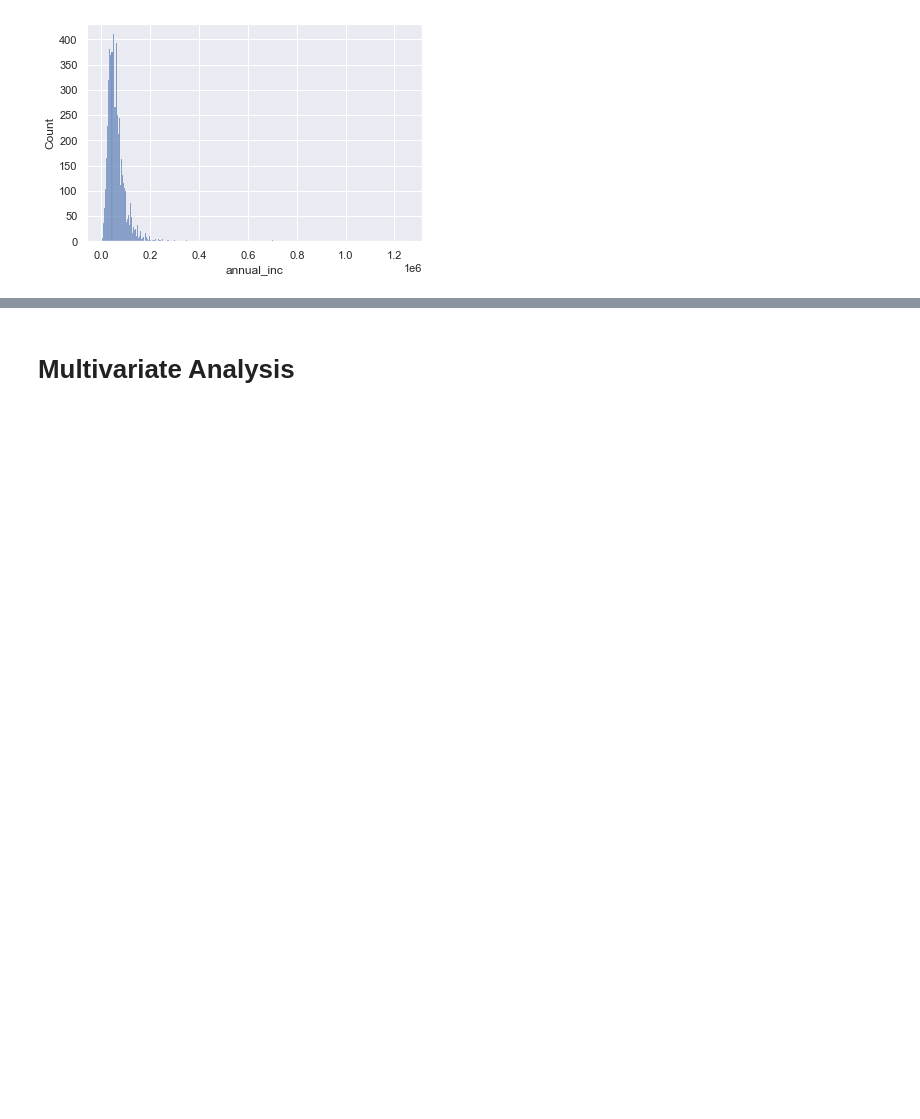
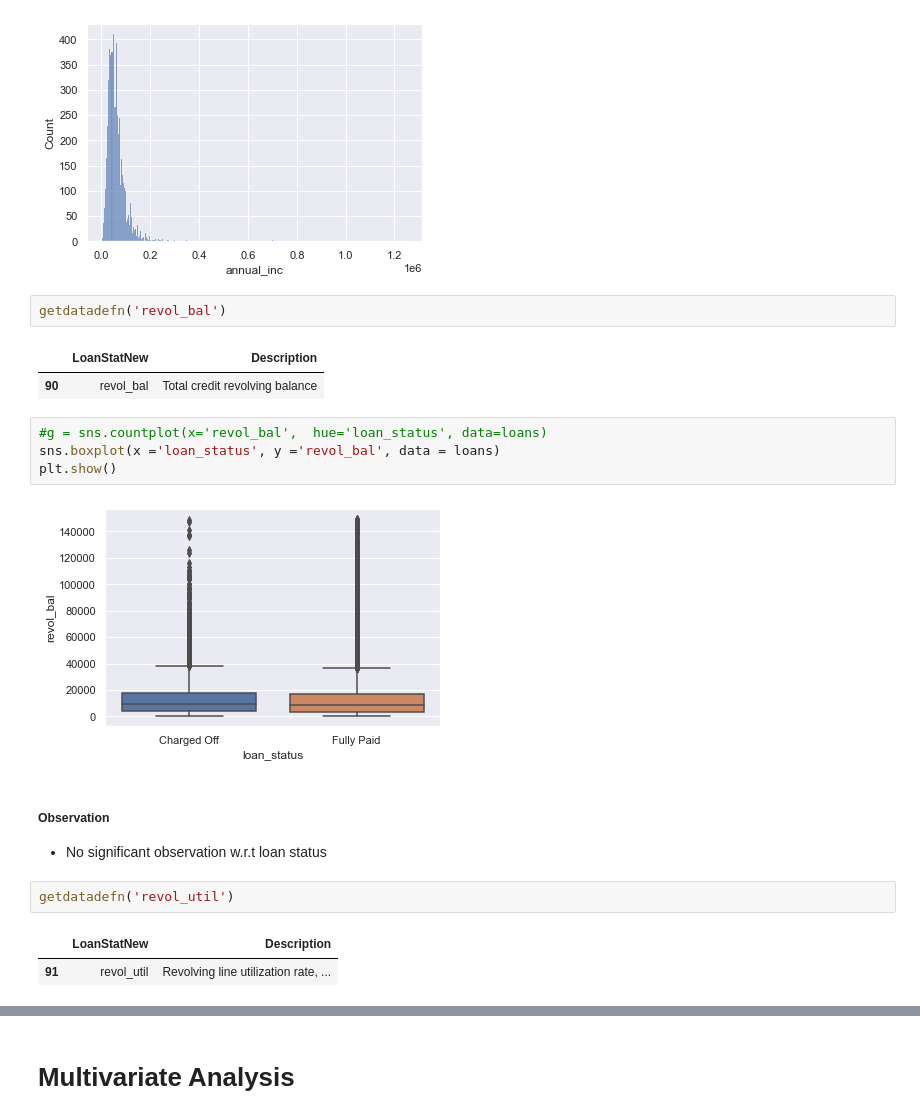
Before and after one commit to srinirama/LendingClubCaseStudy, a Jupyter notebook: RamanujamSrinivasan.ipynb, the cells around one changed output, grey strips where cells are left out. Drawn from its saved outputs; the diff is of its cells as text; blank space fills up the shorter version.

```diff
--- a/RamanujamSrinivasan.ipynb
+++ b/RamanujamSrinivasan.ipynb
@@ -1569,3 +1569,22 @@ sns.histplot( data=tmp)
 # %% [output]
 <AxesSubplot:xlabel='annual_inc', ylabel='Count'>
 [figure]
+# %%
+getdatadefn('revol_bal')
+# %% [output]
+|  | LoanStatNew | Description |
+| 90 | revol_bal | Total credit revolving balance |
+# %%
+#g = sns.countplot(x='revol_bal',  hue='loan_status', data=loans)
+sns.boxplot(x ='loan_status', y ='revol_bal', data = loans)
+plt.show()
+# %% [output]
+[figure, added]
+# %% [markdown]
+##### Observation
+- No significant observation w.r.t loan status
+# %%
+getdatadefn('revol_util')
+# %% [output]
+|  | LoanStatNew | Description |
+| 91 | revol_util | Revolving line utilization rate, ... |
```
Also changed, not shown: parts of 8 cells of this notebook, 1 other file.
